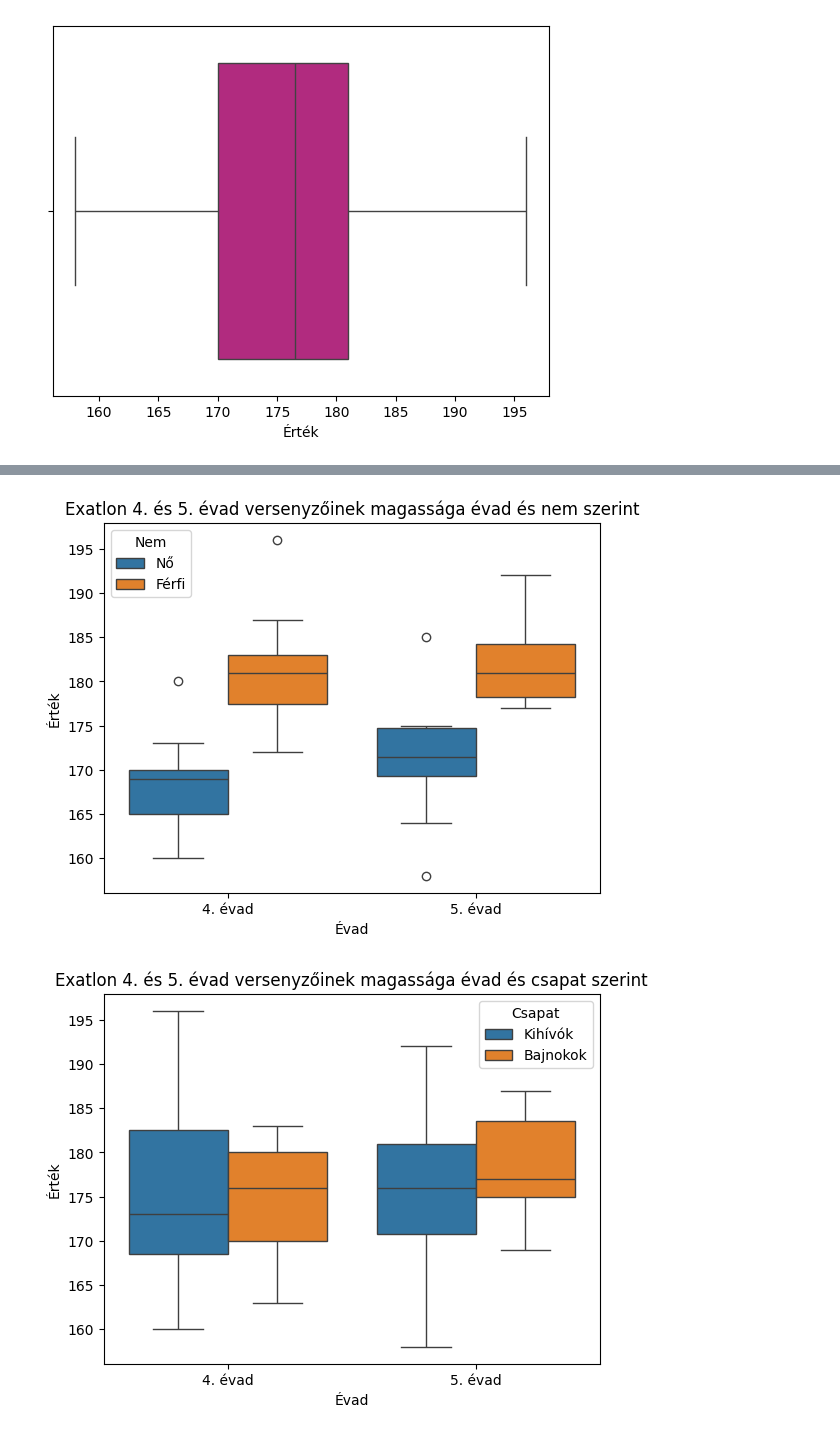
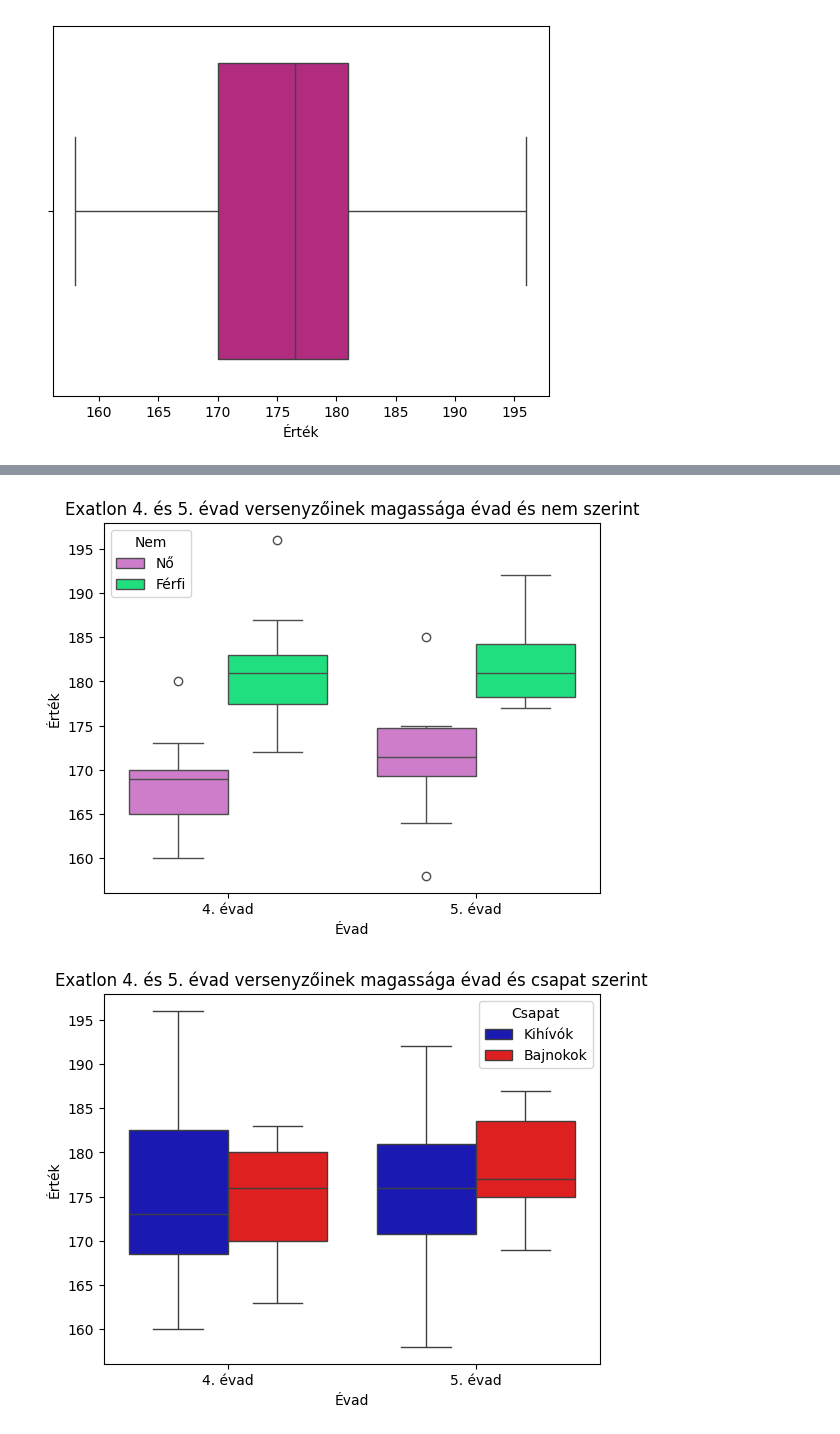
Before and after one commit to virag44/2026_matprog_projekt, a Jupyter notebook: Projekt.ipynb, the cells around one changed output, grey strips where cells are left out. Saved outputs shown, nothing was run; the diff lists cells and outputs as text; code cells hidden in the pictures.

```diff
--- a/Projekt.ipynb
+++ b/Projekt.ipynb
@@ -127,10 +127,10 @@ plt.show()
 # %%
-sns.boxplot(x='Évad', y='Érték', hue='Nem', data=heights)
+sns.boxplot(x='Évad', y='Érték', hue='Nem', data=heights, palette=['orchid', 'springgreen'] )
 plt.title("Exatlon 4. és 5. évad versenyzőinek magassága évad és nem szerint")
 plt.show()
-sns.boxplot(x='Évad', y='Érték', hue='Csapat', data=heights)
+sns.boxplot(x='Évad', y='Érték', hue='Csapat', data=heights, palette=['mediumblue', 'red'] )
 plt.title("Exatlon 4. és 5. évad versenyzőinek magassága évad és csapat szerint")
 plt.show()
 # %% [output]
-[figure, old version]
+[figure, new version]
-[figure, old version]
+[figure, new version]
```
Also changed, not shown: parts of 1 cell of this notebook.
